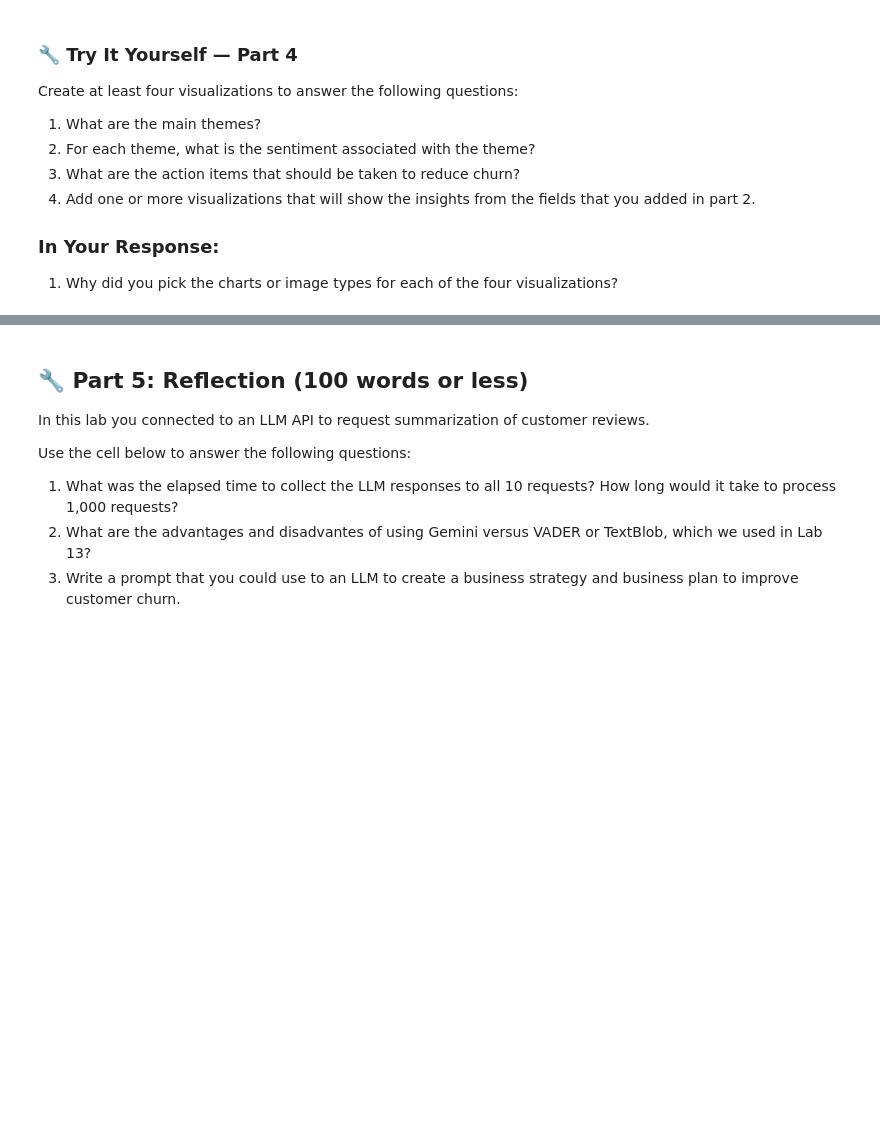
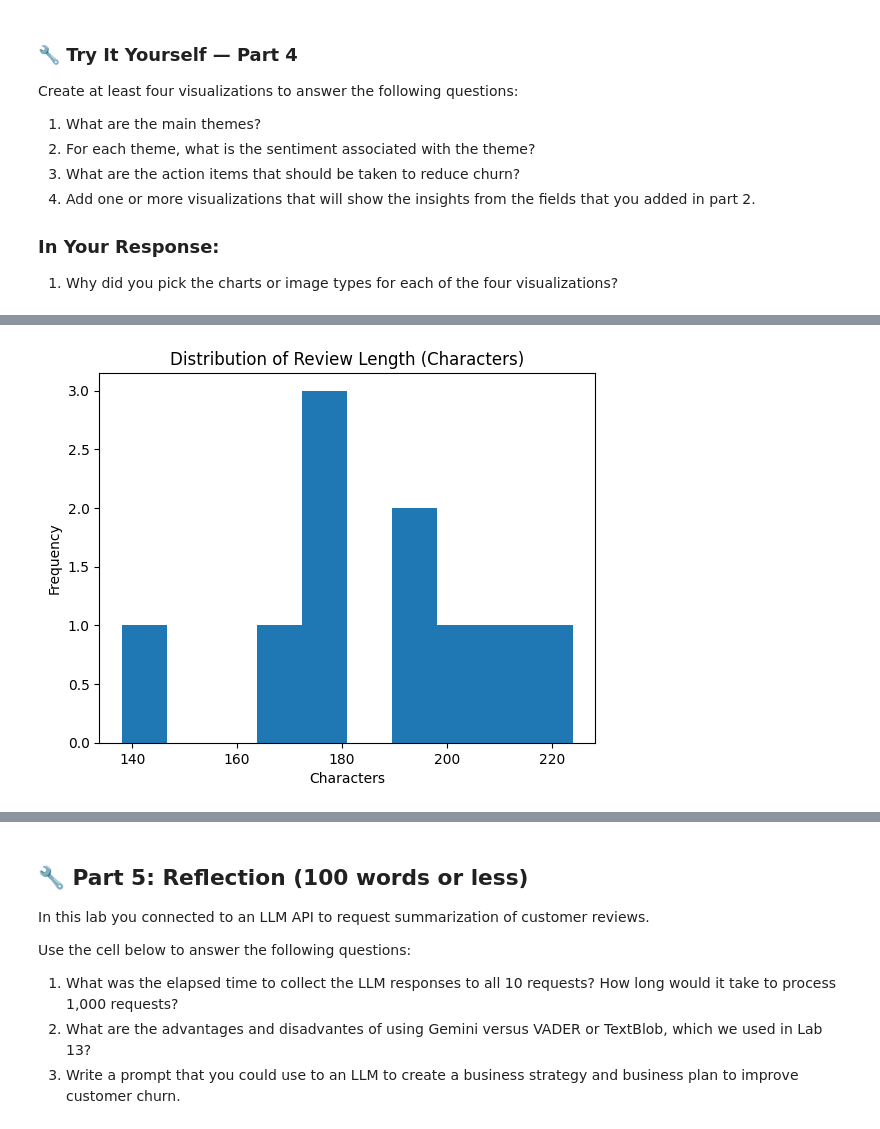
Before and after one commit to ekoshkaa/is_4487_base, a Jupyter notebook: Labs/lab_14_API.ipynb, the cells around one changed output, grey strips where cells are left out. Cells and saved outputs as stored; diff of their text form; code cells hidden in the pictures; blank space fills up the shorter version.

```diff
--- a/Labs/lab_14_API.ipynb
+++ b/Labs/lab_14_API.ipynb
@@ -232,0 +254,7 @@ Create at least four visualizations to answer the following questions:
+# %%
+processed["Character Count"].plot(kind="hist")
+plt.title("Distribution of Review Length (Characters)")
+plt.xlabel("Characters")
+plt.show()
+# %% [output]
+[figure, added]
```
Also changed, not shown: parts of 18 cells of this notebook.
